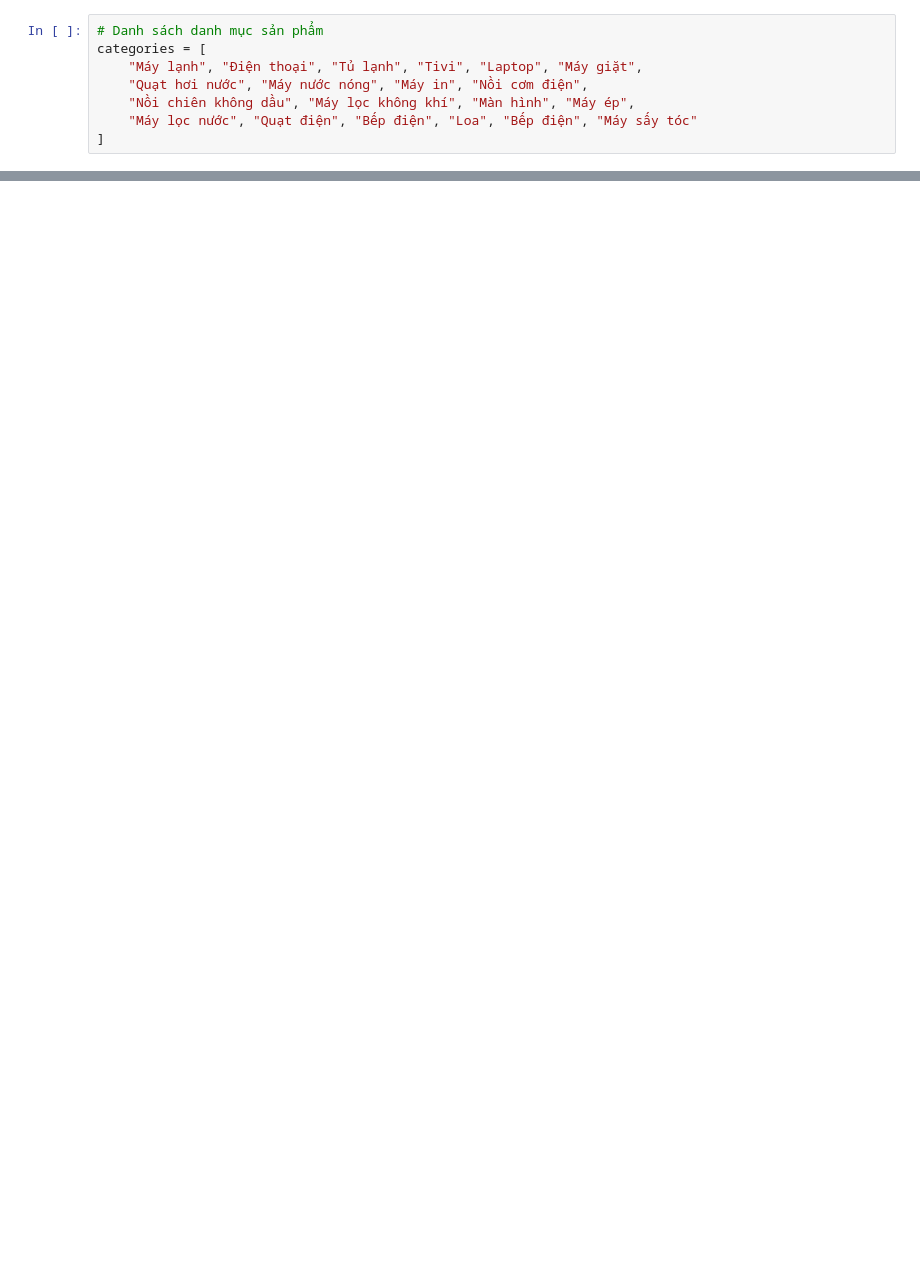
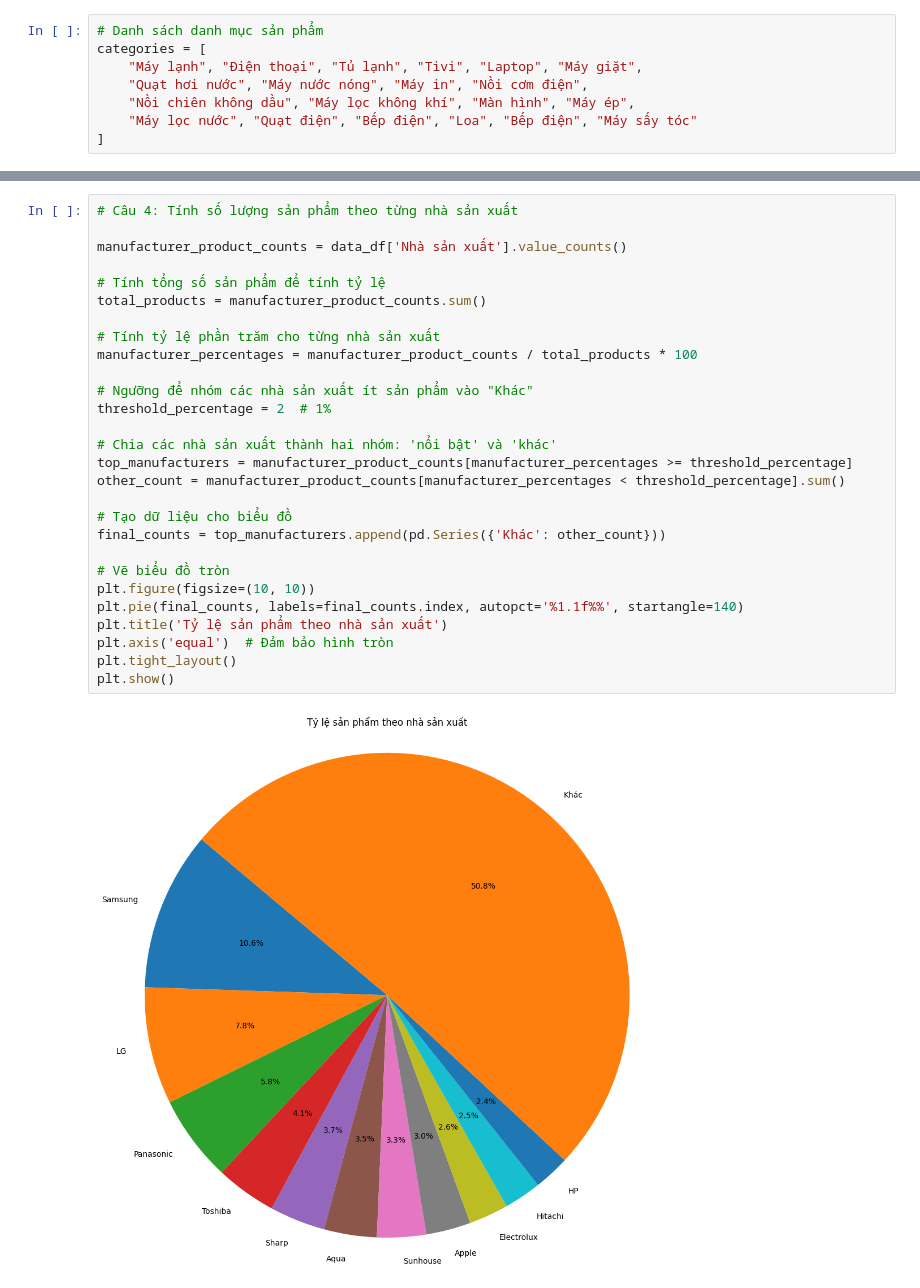
Before and after one commit to duykhoi5104/Learn-more-and-more, a Jupyter notebook: Do_an.ipynb, the cells around one changed output, grey strips where cells are left out. Saved outputs shown, nothing was run; the diff lists cells and outputs as text; blank space fills up the shorter version.

```diff
--- a/Do_an.ipynb
+++ b/Do_an.ipynb
@@ -493,0 +547,30 @@ plt.show()  # Hiển thị biểu đồ
+# %%
+# Câu 4: Tính số lượng sản phẩm theo từng nhà sản xuất
+
+manufacturer_product_counts = data_df['Nhà sản xuất'].value_counts()
+
+# Tính tổng số sản phẩm để tính tỷ lệ
+total_products = manufacturer_product_counts.sum()
+
+# Tính tỷ lệ phần trăm cho từng nhà sản xuất
+manufacturer_percentages = manufacturer_product_counts / total_products * 100
+
+# Ngưỡng để nhóm các nhà sản xuất ít sản phẩm vào "Khác"
+threshold_percentage = 2  # 1%
+
+# Chia các nhà sản xuất thành hai nhóm: 'nổi bật' và 'khác'
+top_manufacturers = manufacturer_product_counts[manufacturer_percentages >= threshold_percentage]
+other_count = manufacturer_product_counts[manufacturer_percentages < threshold_percentage].sum()
+
+# Tạo dữ liệu cho biểu đồ
+final_counts = top_manufacturers.append(pd.Series({'Khác': other_count}))
+
+# Vẽ biểu đồ tròn
+plt.figure(figsize=(10, 10))
+plt.pie(final_counts, labels=final_counts.index, autopct='%1.1f%%', startangle=140)
+plt.title('Tỷ lệ sản phẩm theo nhà sản xuất')
+plt.axis('equal')  # Đảm bảo hình tròn
+plt.tight_layout()
+plt.show()
+# %% [output]
+[figure, added]
```
Also changed, not shown: parts of 27 cells of this notebook.
